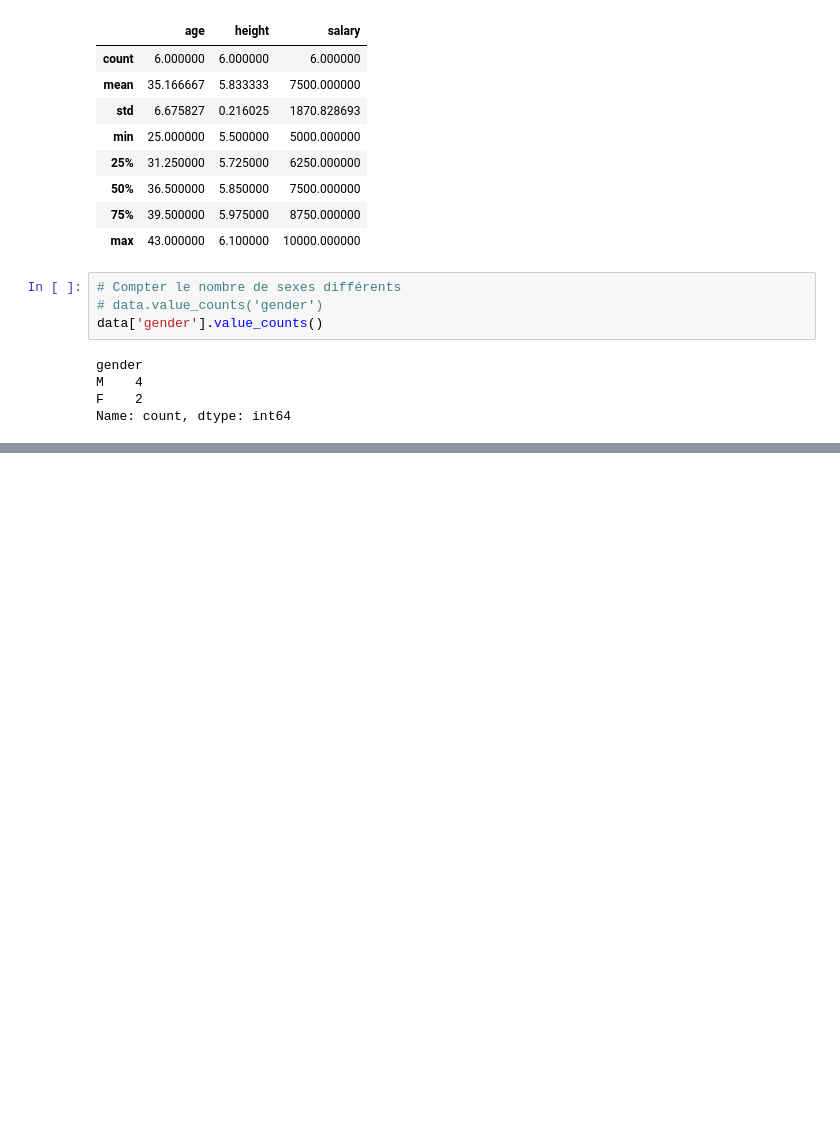
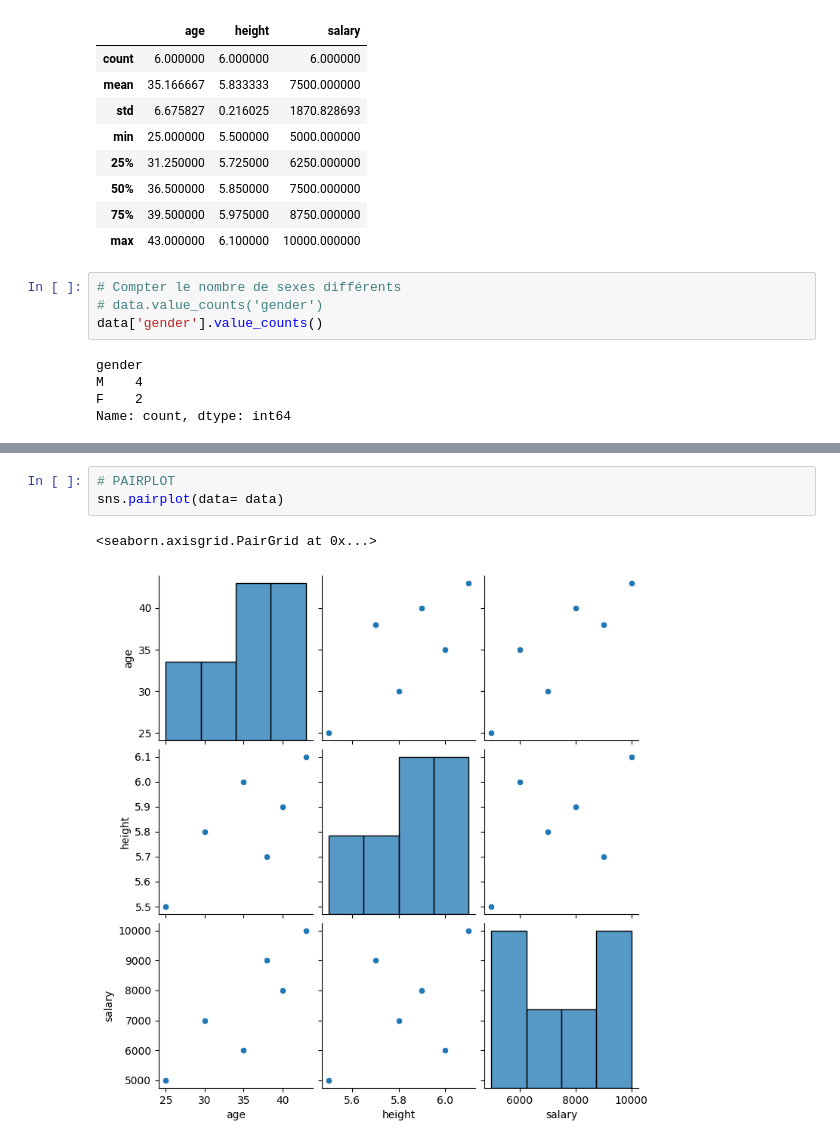
Before and after one commit to f2alab/datacamptraining, a Jupyter notebook: eda.ipynb, the cells around one changed output, grey strips where cells are left out. Cells and saved outputs as stored; diff of their text form; blank space fills up the shorter version.

```diff
--- a/eda.ipynb
+++ b/eda.ipynb
@@ -50,0 +98,6 @@ Name: count, dtype: int64
+# %%
+# PAIRPLOT
+sns.pairplot(data= data)
+# %% [output]
+<seaborn.axisgrid.PairGrid at 0x...>
+[figure, added]
```
Also changed, not shown: parts of 8 cells of this notebook, 5 other files.
